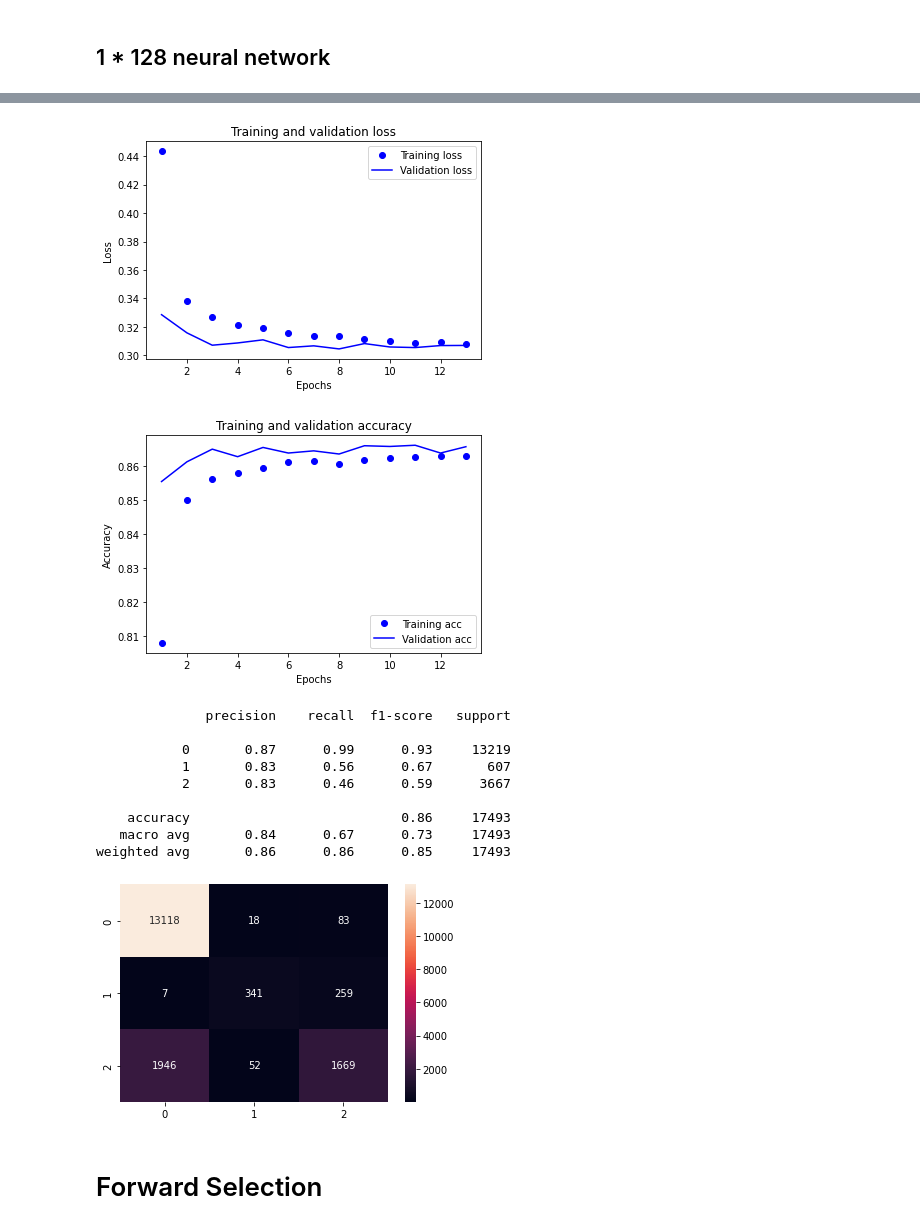
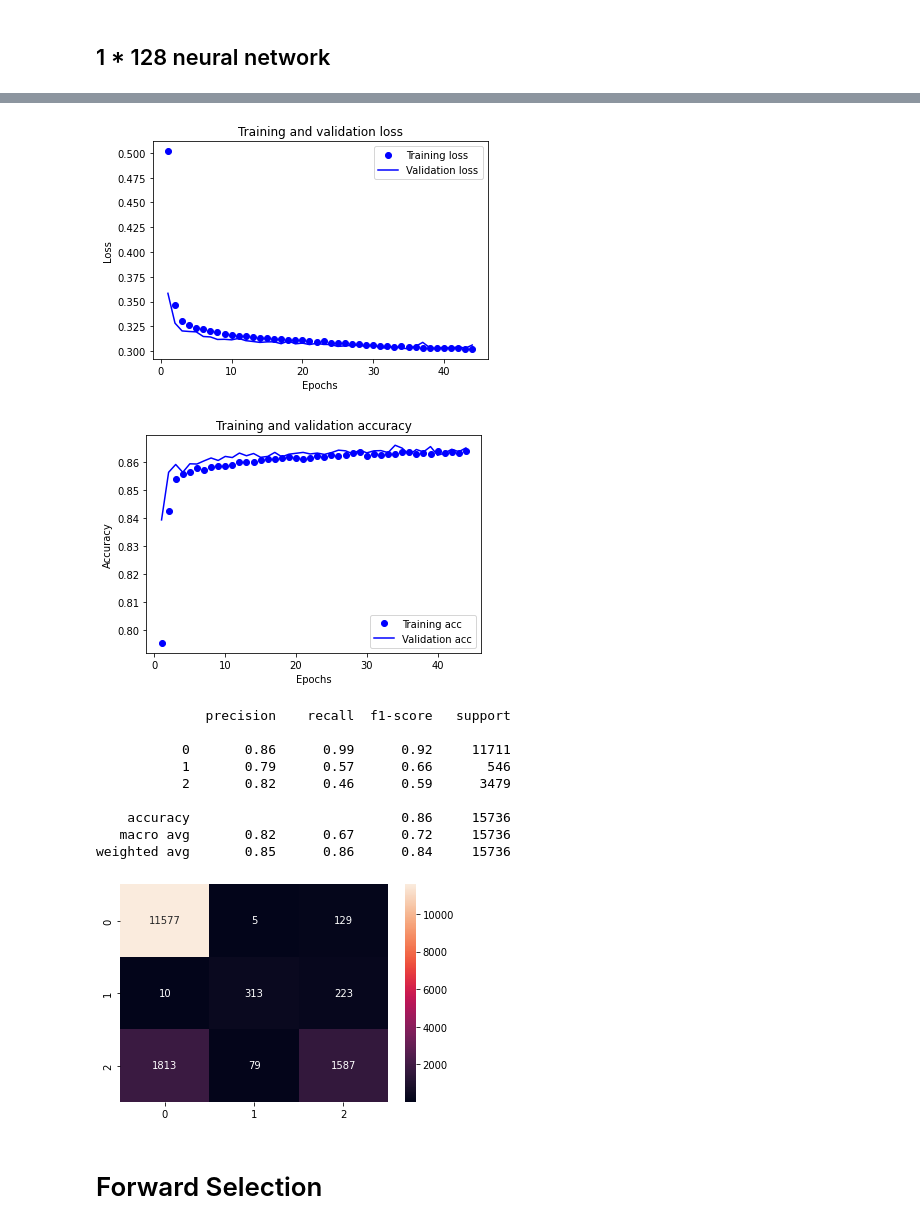
Before and after one commit to wansgar/edan70-project, a Jupyter notebook: column_categorization.ipynb, the cells around one changed output, grey strips where cells are left out. Drawn from its saved outputs; the diff is of its cells as text; code cells hidden in the pictures.

Commit message:
Shared validation data, 2*4 model

```diff
--- a/column_categorization.ipynb
+++ b/column_categorization.ipynb
@@ -517,7 +517,13 @@ early_stopping_monitor = EarlyStopping(patience=5)
 # %%
 # split data into train and test
 from sklearn.model_selection import train_test_split
+
 X_train, X_test, y_train, y_test = train_test_split(d.drop("outcome", axis=1), d.outcome, test_size=0.2, random_state=1337)
+X_train, X_val, y_train, y_val = train_test_split(X_train, y_train, test_size=0.2, random_state=42)
+
+y_train_d = pd.get_dummies(y_train)
+y_val_d = pd.get_dummies(y_val)
+y_test_d = pd.get_dummies(y_test)
 # %% [markdown]
 ## Simple Logistic Regression Model
 # %%
@@ -526,7 +532,7 @@ from sklearn.linear_model import LogisticRegression
 
 # train model
 model = LogisticRegression(solver="lbfgs", max_iter=1000, n_jobs=-1)
-model.fit(X_train, y_train)
+model.fit(pd.concat([X_train, X_val]), pd.concat([y_train, y_val]))
 
 y_pred = model.predict(X_test)
 
@@ -775,18 +783,16 @@ weighted avg       0.86      0.86      0.85     17493
 # %%
-# 2 * 60 neural network
+# 2 * 4 neural network
 from keras.models import Sequential
 from keras.layers import Dense, Dropout
 
-m260 = Sequential([
-    Dense(60, input_dim=X_train.shape[1], activation="relu"),
-    Dropout(0.5),
-    Dense(60, activation="relu"),
-    Dropout(0.5),
-    Dense(3, activation="sigmoid")
+m24 = Sequential([
+    Dense(4, input_dim=X_train.shape[1], activation="relu"),
+    Dense(4, activation="relu"),
+    Dense(3, activation="softmax")
 ])
 
-m260.compile(loss="categorical_crossentropy", optimizer="adam", metrics=["accuracy"])
+m24.compile(loss="categorical_crossentropy", optimizer="adam", metrics=["accuracy"])
 
-history = m260.fit(X_train, pd.get_dummies(y_train), epochs=100, validation_split=0.2, callbacks=[early_stopping_monitor])
+history = m24.fit(X_train, y_train_d, epochs=100, validation_data=(X_val, y_val_d), callbacks=[early_stopping_monitor])
 # %% [output]
 Epoch 1/100
@@ -809,5 +815,5 @@ Epoch 13/100
 # %%
-y_pred = np.argmax(m260.predict(X_test), axis=1)
+y_pred = np.argmax(m24.predict(X_test), axis=1)
 
 print_training_history(history)
 print_evaluation(y_test, y_pred)
@@ -816,15 +822,15 @@ print_evaluation(y_test, y_pred)
-[figure, old version]
+[figure, new version]
-[figure, old version]
+[figure, new version]
               precision    recall  f1-score   support
 
-           0       0.87      0.99      0.93     13219
-           1       0.83      0.56      0.67       607
-           2       0.83      0.46      0.59      3667
+           0       0.86      0.99      0.92     11711
+           1       0.79      0.57      0.66       546
+           2       0.82      0.46      0.59      3479
 
-    accuracy                           0.86     17493
-   macro avg       0.84      0.67      0.73     17493
-weighted avg       0.86      0.86      0.85     17493
+    accuracy                           0.86     15736
+   macro avg       0.82      0.67      0.72     15736
+weighted avg       0.85      0.86      0.84     15736
-[figure, old version]
+[figure, new version]
 # %% [markdown]
 # Forward Selection
 # %%
```
Also changed, not shown: parts of 18 cells of this notebook.
